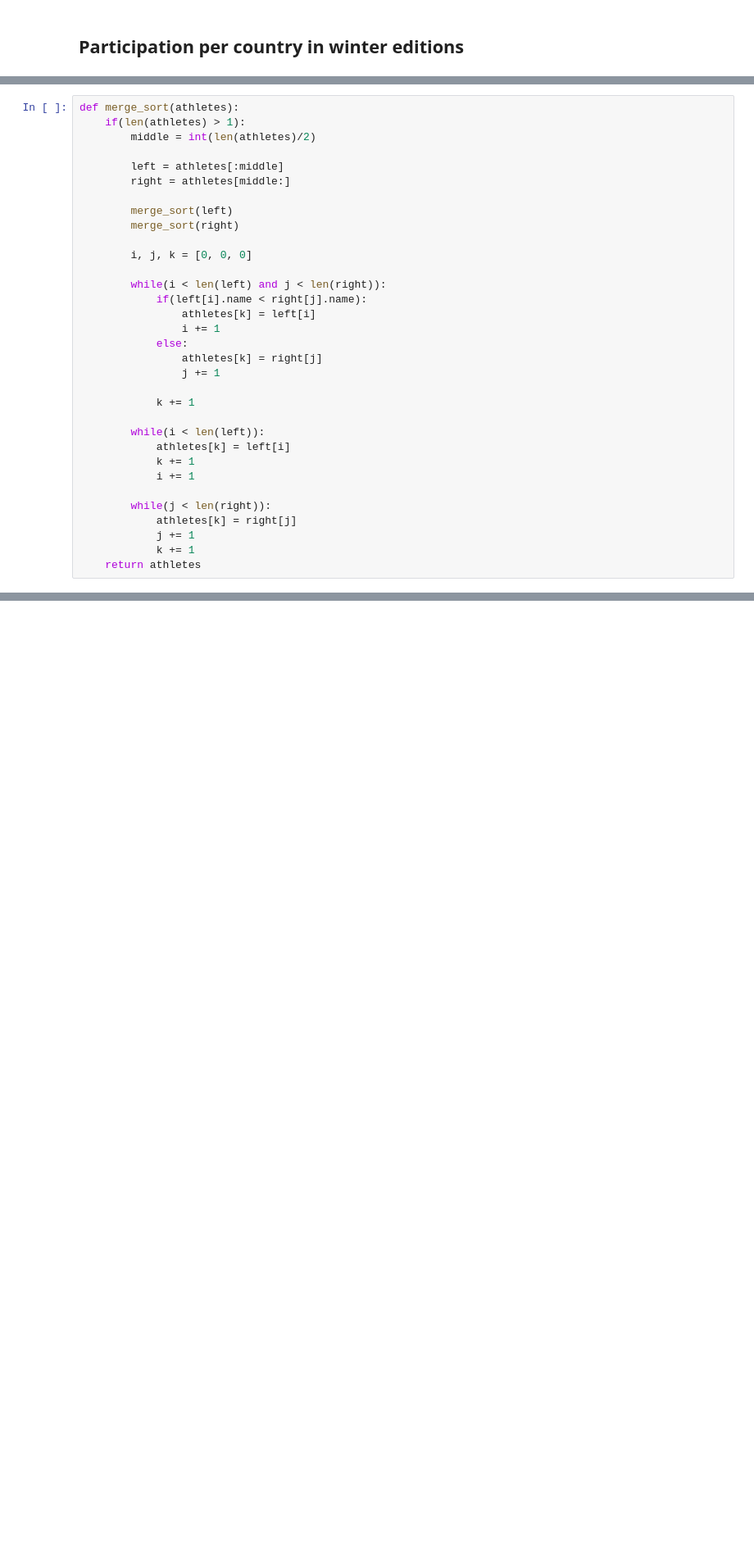
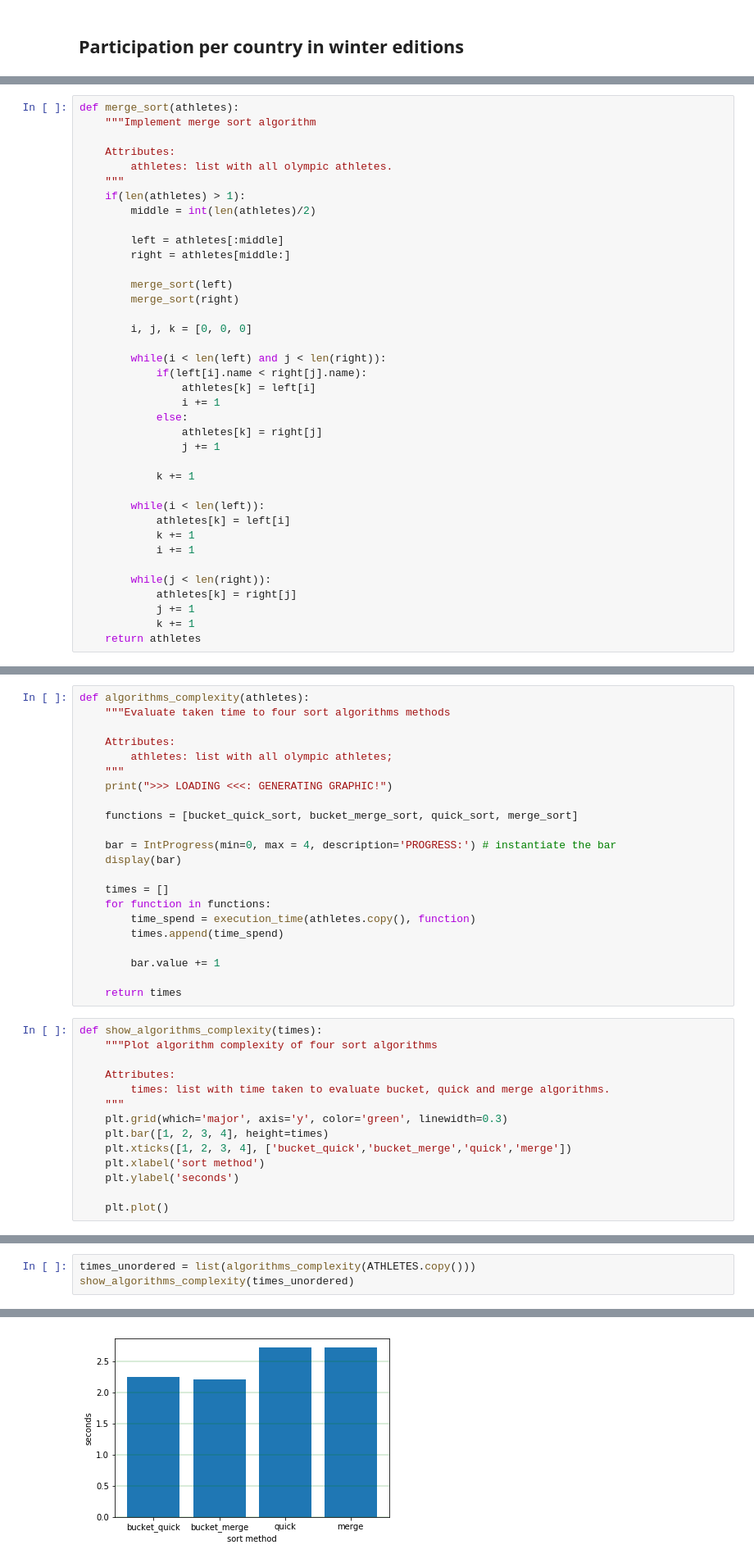
Before and after one commit to EDAII/Lista3_WelisonRegis_LievertonSilva, a Jupyter notebook: lista3_sort_algorithms.ipynb, the cells around one changed output, grey strips where cells are left out. Shown: that part at 82% size. Saved outputs shown, nothing was run; the diff lists cells and outputs as text; blank space fills up the shorter version.

```diff
--- a/lista3_sort_algorithms.ipynb
+++ b/lista3_sort_algorithms.ipynb
@@ -275,5 +324,10 @@ def quick_sort(athletes, low = 0, high = None):
 # %%
 def merge_sort(athletes):
+    """Implement merge sort algorithm
+
+    Attributes:
+        athletes: list with all olympic athletes.
+    """
     if(len(athletes) > 1):
         middle = int(len(athletes)/2)
 
@@ -307,0 +379,36 @@ def merge_sort(athletes):
+# %%
+def algorithms_complexity(athletes):
+    """Evaluate taken time to four sort algorithms methods
+
+    Attributes:
+        athletes: list with all olympic athletes;
+    """
+    print(">>> LOADING <<<: GENERATING GRAPHIC!")
+
+    functions = [bucket_quick_sort, bucket_merge_sort, quick_sort, merge_sort]
+
+    bar = IntProgress(min=0, max = 4, description='PROGRESS:') # instantiate the bar
+    display(bar)
+
+    times = []
+    for function in functions:
+        time_spend = execution_time(athletes.copy(), function)
+        times.append(time_spend)
+
+        bar.value += 1
+
+    return times
+# %%
+def show_algorithms_complexity(times):
+    """Plot algorithm complexity of four sort algorithms
+
+    Attributes:
+        times: list with time taken to evaluate bucket, quick and merge algorithms.
+    """
+    plt.grid(which='major', axis='y', color='green', linewidth=0.3)
+    plt.bar([1, 2, 3, 4], height=times)
+    plt.xticks([1, 2, 3, 4], ['bucket_quick','bucket_merge','quick','merge'])
+    plt.xlabel('sort method')
+    plt.ylabel('seconds')
+
+    plt.plot()
@@ -307,0 +417,4 @@ def merge_sort(athletes):
+# %%
+times_unordered = list(algorithms_complexity(ATHLETES.copy()))
+show_algorithms_complexity(times_unordered)
+# %% [output]
@@ -307,0 +423 @@ def merge_sort(athletes):
+[figure, added]
```
Also changed, not shown: parts of 19 cells of this notebook.
